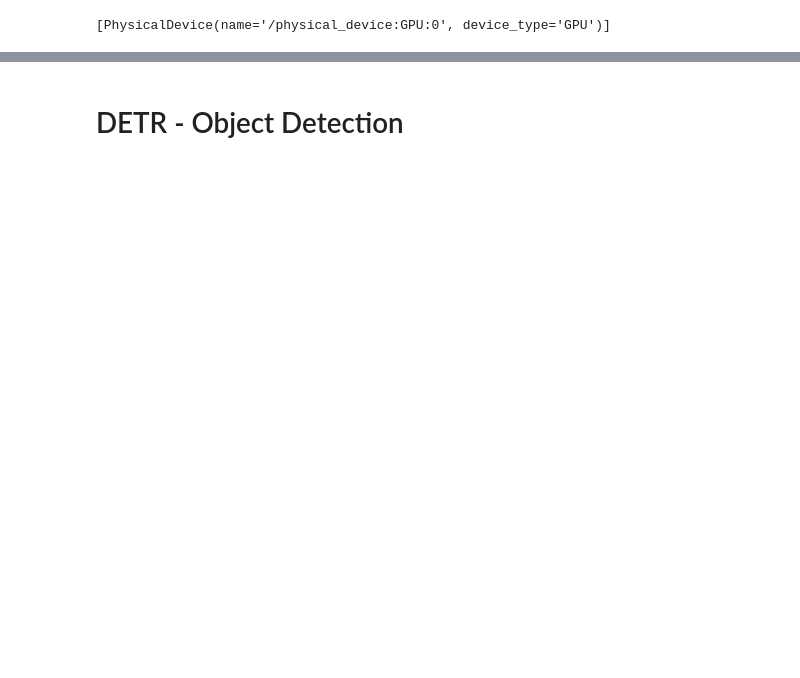
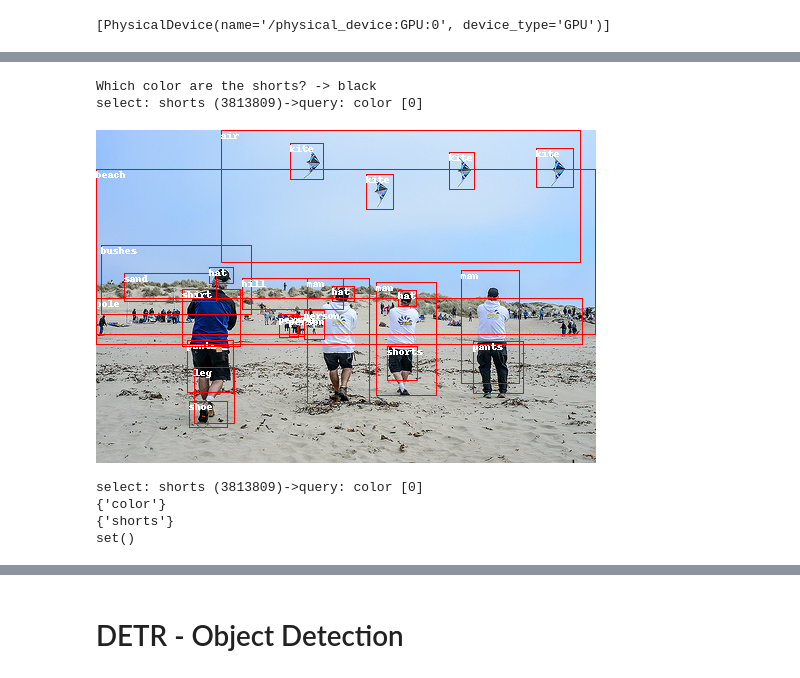
Before and after one commit to winnedatsch/tuw-master-thesis, a Jupyter notebook: notebooks/clip.ipynb, the cells around one changed output, grey strips where cells are left out. Saved outputs shown, nothing was run; the diff lists cells and outputs as text; code cells hidden in the pictures; blank space fills up the shorter version.

Commit message:
added extraction of scene encoding from clip encodings

```diff
--- a/notebooks/clip.ipynb
+++ b/notebooks/clip.ipynb
@@ -11,0 +138,34 @@ tf.config.list_physical_devices('GPU')
+# %%
+from PIL import Image, ImageDraw
+
+with open("../data/questions/train_sampled_questions_2000.json") as f:
+   questions = list(json.load(f).items())
+
+qid, question = questions[6]
+print(f"{question['question']} -> {question['answer']}")
+print(question['semanticStr'])
+image = Image.open(f"../data/images/{question['imageId']}.jpg")
+
+imgcopy = image.copy()
+draw = ImageDraw.Draw(imgcopy)
+
+for object in question['sceneGraph']['objects'].values():
+   object_crop = image.crop((object['x'], object['y'], object['x']+object['w'], object['y']+object['h']))
+   draw.rectangle((object['x'], object['y'], object['x']+object['w'], object['y']+object['h']), outline="red", width=1)
+   draw.text((object['x'], object['y']), object["name"], fill="white")
+
+imgcopy
+# %% [output]
+Which color are the shorts? -> black
+select: shorts (3813809)->query: color [0]
+[figure, added]
+# %%
+print(question['semanticStr'])
+print(extract_attributes(question))
+print(extract_classes(question))
+print(extract_relations(question))
+# %% [output]
+select: shorts (3813809)->query: color [0]
+{'color'}
+{'shorts'}
+set()
```
Also changed, not shown: parts of 19 cells of this notebook, 3 other files.
